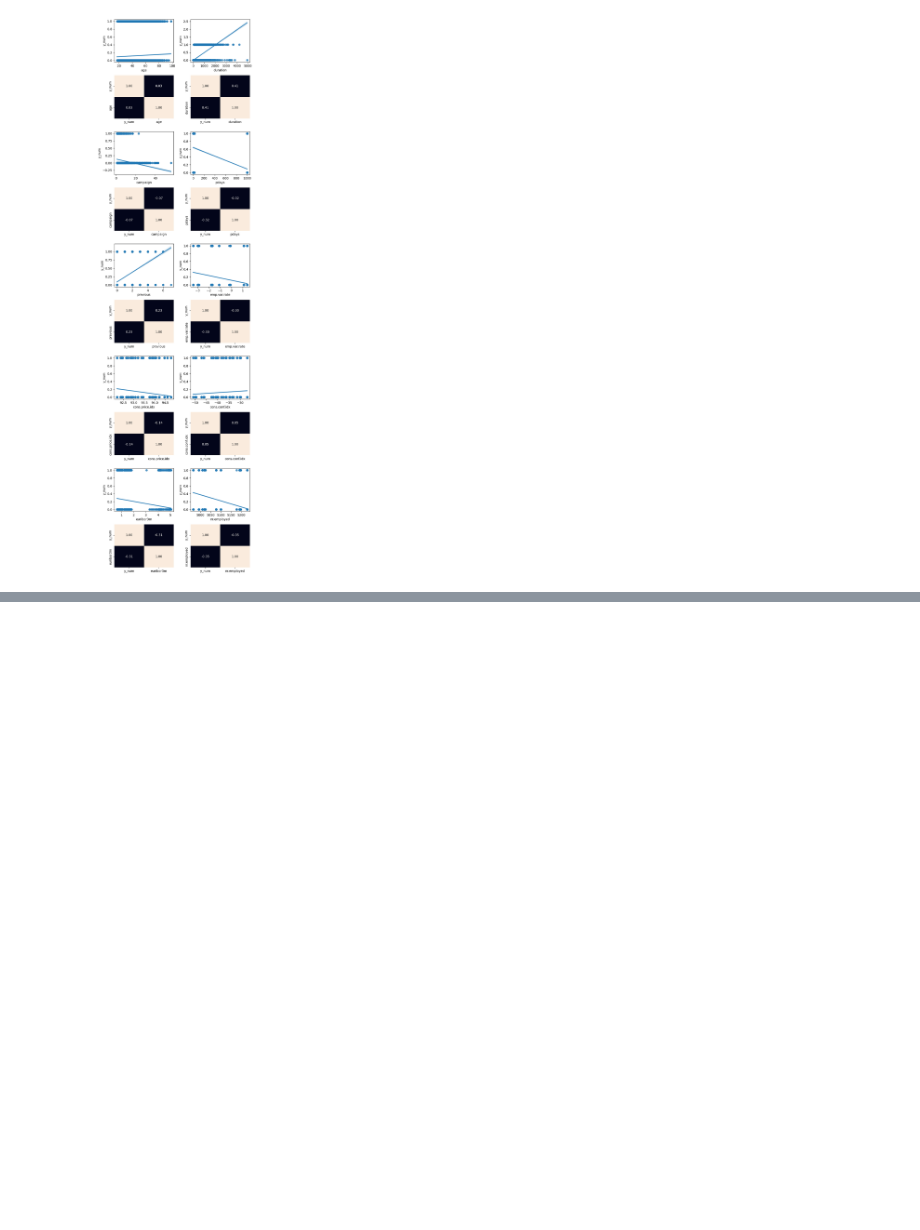
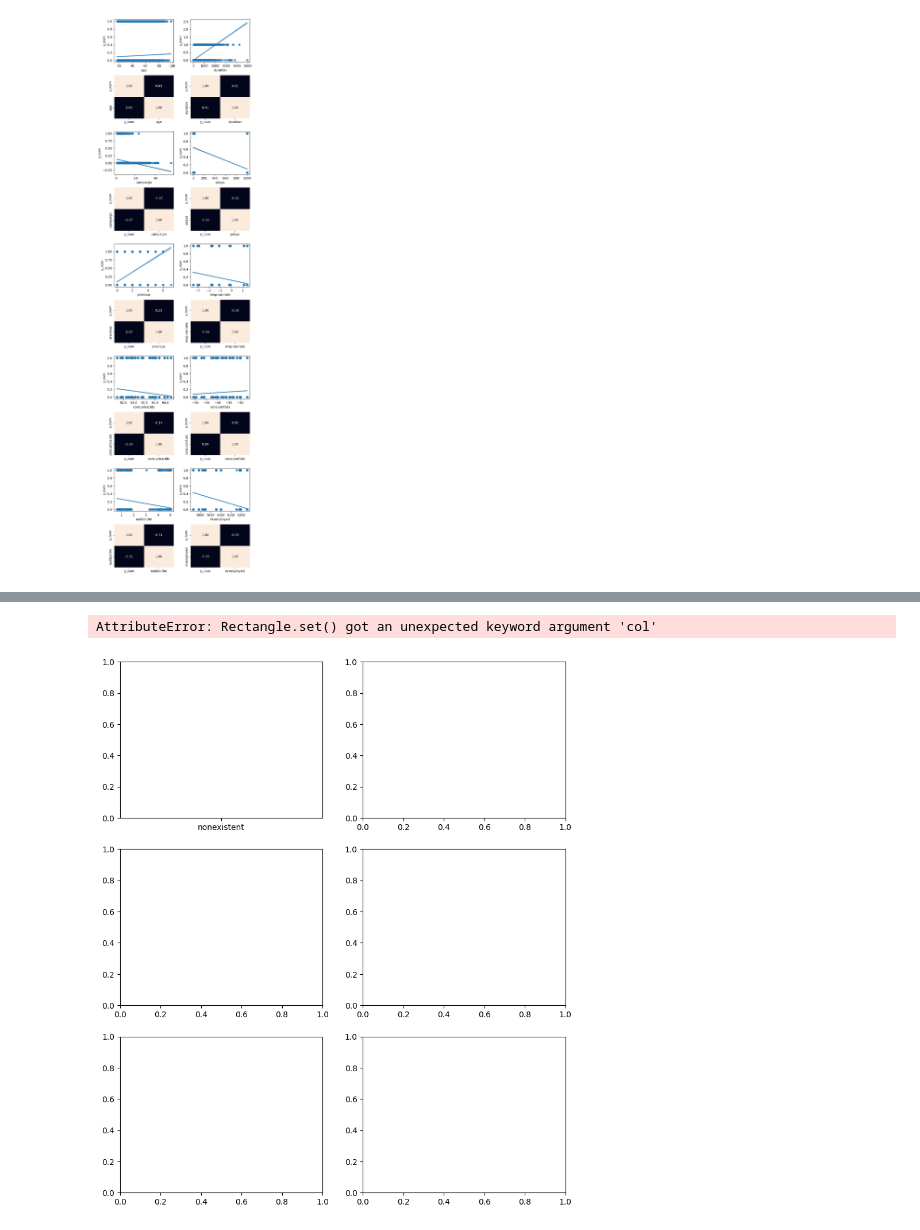
Before and after one commit to ASGAMO-DS/Marketing-Bancario, a Jupyter notebook: src/explore.ipynb, the cells around one changed output, grey strips where cells are left out. Cells and saved outputs as stored; diff of their text form; code cells hidden in the pictures; blank space fills up the shorter version.

Commit message:
Grafico con 3 variables y error

```diff
--- a/src/explore.ipynb
+++ b/src/explore.ipynb
@@ -445,0 +496,24 @@ plt.show()
+# %%
+fig, axis = plt.subplots(3, 2, figsize = (10,12))
+
+Gráfico_poutcome_y = sns.countplot(data=df, x='poutcome',hue='y',col='marital',kind='count',ax=axis[0,0])
+Gráfico_poutcome_y.set_ylabel('')
+for p in Gráfico_poutcome_y.patches:
+    Gráfico_poutcome_y.annotate(
+        f'{int(p.get_height())}',
+        (p.get_x() + p.get_width() / 2., p.get_height()),
+        ha='center',
+        va='baseline',
+        fontsize=10,
+        color='black',
+        rotation=90,
+        weight= 'bold',
+        xytext=(0, 5),
+        textcoords='offset points'
+    )
+
+plt.tight_layout()
+plt.show()
+# %% [output]
+AttributeError: Rectangle.set() got an unexpected keyword argument 'col'
+[figure, added]
```
Also changed, not shown: parts of 1 cell of this notebook.
